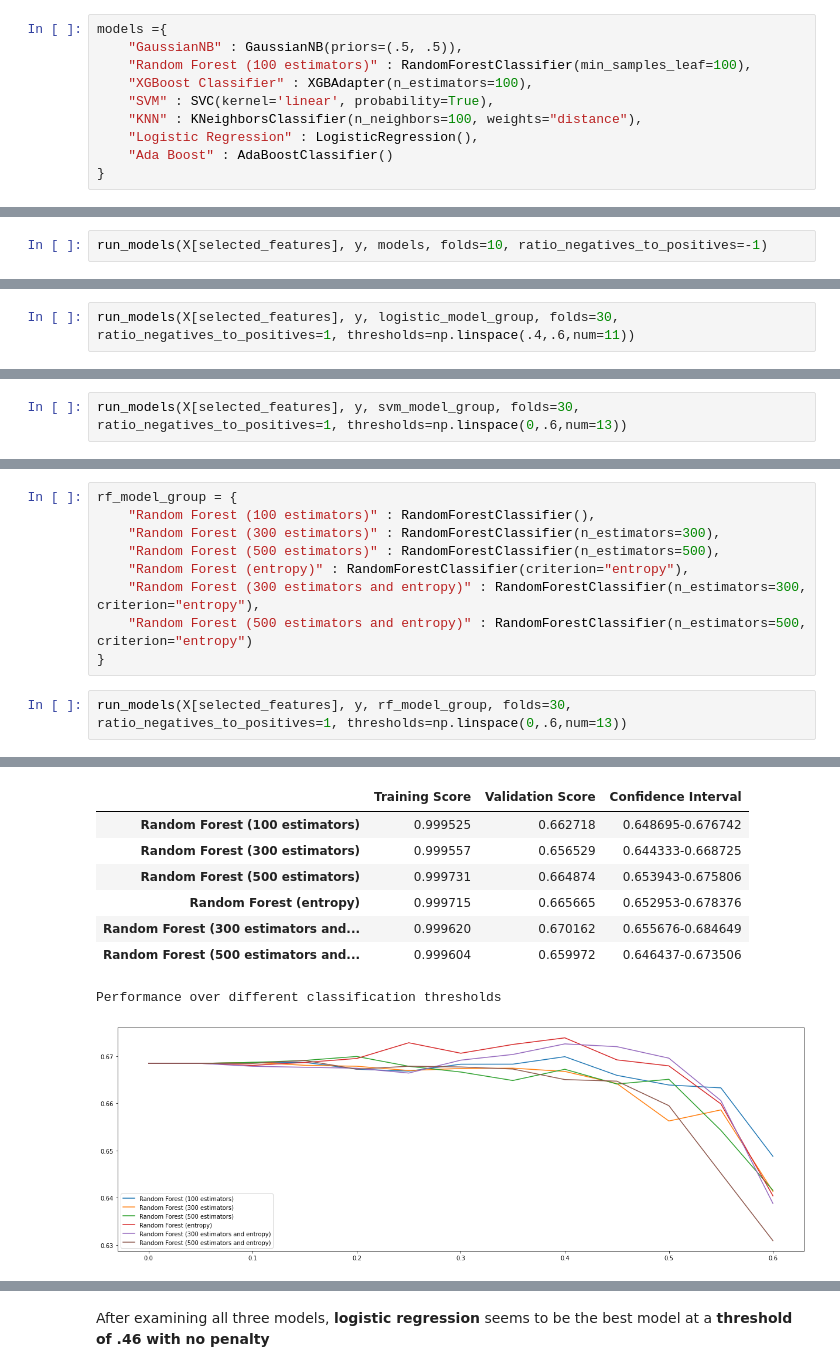
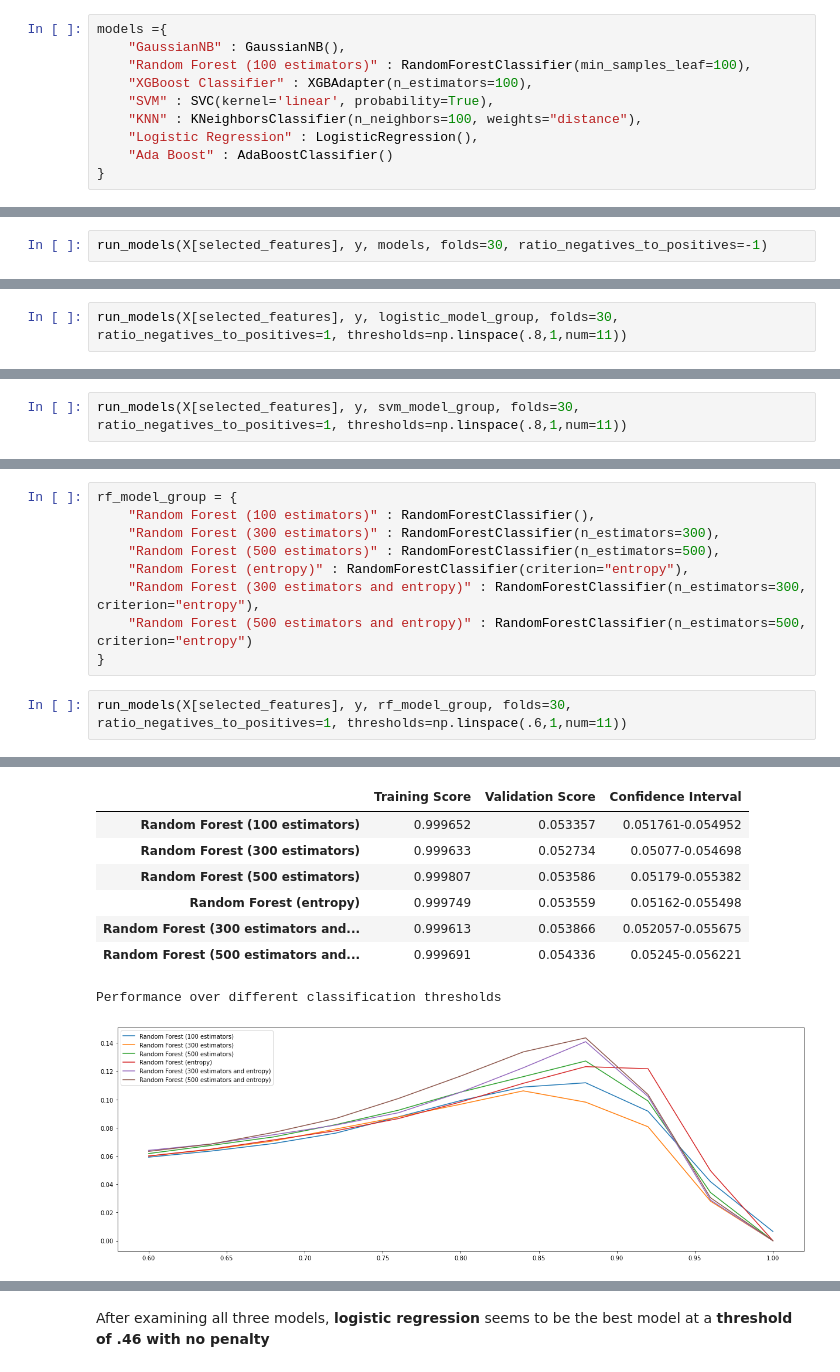
Before and after one commit to Sir-Slade/covid_prediction_project, a Jupyter notebook: PredictorExperimentsClean.ipynb, the cells around one changed output, grey strips where cells are left out. Saved outputs shown, nothing was run; the diff lists cells and outputs as text.

Commit message:
Ran the experiments with the new version of the method (the one where we keep the class prior for the cross-validation sets)

```diff
--- a/PredictorExperimentsClean.ipynb
+++ b/PredictorExperimentsClean.ipynb
@@ -452,7 +455,7 @@ Index(['cough', 'cough_severity', 'ctab', 'days_since_symptom_onset', 'dia',
 ## Model development
 # %%
 models ={
-    "GaussianNB" : GaussianNB(priors=(.5, .5)),
+    "GaussianNB" : GaussianNB(),
     "Random Forest (100 estimators)" : RandomForestClassifier(min_samples_leaf=100),
     "XGBoost Classifier" : XGBAdapter(n_estimators=100),
     "SVM" : SVC(kernel='linear', probability=True),
@@ -501,4 +504,4 @@ Performance over different classification thresholds
 # %%
-run_models(X[selected_features], y, models, folds=10, ratio_negatives_to_positives=-1)
+run_models(X[selected_features], y, models, folds=30, ratio_negatives_to_positives=-1)
 # %% [output]
 GaussianNB
@@ -551,7 +554,7 @@ logistic_model_group = {
     "LogisticNewtonSolver" : LogisticRegression(solver="liblinear")
 }
 # %%
-run_models(X[selected_features], y, logistic_model_group, folds=30, ratio_negatives_to_positives=1, thresholds=np.linspace(.4,.6,num=11))
+run_models(X[selected_features], y, logistic_model_group, folds=30, ratio_negatives_to_positives=1, thresholds=np.linspace(.8,1,num=11))
 # %% [output]
 LogisticVanilla
 ╠■■■■■■■■■■■■■■■■■■■■■■■■■■■■■╣
@@ -602,7 +605,7 @@ svm_model_group = {
     "SVC linear 2" : SVC(C=2, kernel="linear", probability=True),
 }
 # %%
-run_models(X[selected_features], y, svm_model_group, folds=30, ratio_negatives_to_positives=1, thresholds=np.linspace(0,.6,num=13))
+run_models(X[selected_features], y, svm_model_group, folds=30, ratio_negatives_to_positives=1, thresholds=np.linspace(.8,1,num=11))
 # %% [output]
 SVC 0.5
 ╠■■■■■■■■■■■■■■■■■■■■■■■■■■■■■╣
@@ -653,33 +656,33 @@ rf_model_group = {
     "Random Forest (500 estimators and entropy)" : RandomForestClassifier(n_estimators=500, criterion="entropy")
 }
 # %%
-run_models(X[selected_features], y, rf_model_group, folds=30, ratio_negatives_to_positives=1, thresholds=np.linspace(0,.6,num=13))
+run_models(X[selected_features], y, rf_model_group, folds=30, ratio_negatives_to_positives=1, thresholds=np.linspace(.6,1,num=11))
 # %% [output]
 Random Forest (100 estimators)
 ╠■■■■■■■■■■■■■■■■■■■■■■■■■■■■■╣
 
 Random Forest (300 estimators)
 ╠■■■■■■■■■■■■■■■■■■■■■■■■■■■■■╣
 
 Random Forest (500 estimators)
 ╠■■■■■■■■■■■■■■■■■■■■■■■■■■■■■╣
 
 Random Forest (entropy)
 ╠■■■■■■■■■■■■■■■■■■■■■■■■■■■■■╣
 
 Random Forest (300 estimators and entropy)
 ╠■■■■■■■■■■■■■■■■■■■■■■■■■■■■■╣
 
 Random Forest (500 estimators and entropy)
 ╠■■■■■■■■■■■■■■■■■■■■■■■■■■■■■╣
 
 Scores on training data, validation data and 95% confidence interval for validation score
 |  | Training Score | Validation Score | Confidence Interval |
-| Random Forest (100 estimators) | 0.999525 | 0.662718 | 0.648695-0.676742 |
-| Random Forest (300 estimators) | 0.999557 | 0.656529 | 0.644333-0.668725 |
-| Random Forest (500 estimators) | 0.999731 | 0.664874 | 0.653943-0.675806 |
-| Random Forest (entropy) | 0.999715 | 0.665665 | 0.652953-0.678376 |
-| Random Forest (300 estimators and... | 0.999620 | 0.670162 | 0.655676-0.684649 |
-| Random Forest (500 estimators and... | 0.999604 | 0.659972 | 0.646437-0.673506 |
+| Random Forest (100 estimators) | 0.999652 | 0.053357 | 0.051761-0.054952 |
+| Random Forest (300 estimators) | 0.999633 | 0.052734 | 0.05077-0.054698 |
+| Random Forest (500 estimators) | 0.999807 | 0.053586 | 0.05179-0.055382 |
+| Random Forest (entropy) | 0.999749 | 0.053559 | 0.05162-0.055498 |
+| Random Forest (300 estimators and... | 0.999613 | 0.053866 | 0.052057-0.055675 |
+| Random Forest (500 estimators and... | 0.999691 | 0.054336 | 0.05245-0.056221 |
 Performance over different classification thresholds
-[figure, old version]
+[figure, new version]
```
Also changed, not shown: parts of 18 cells of this notebook.
